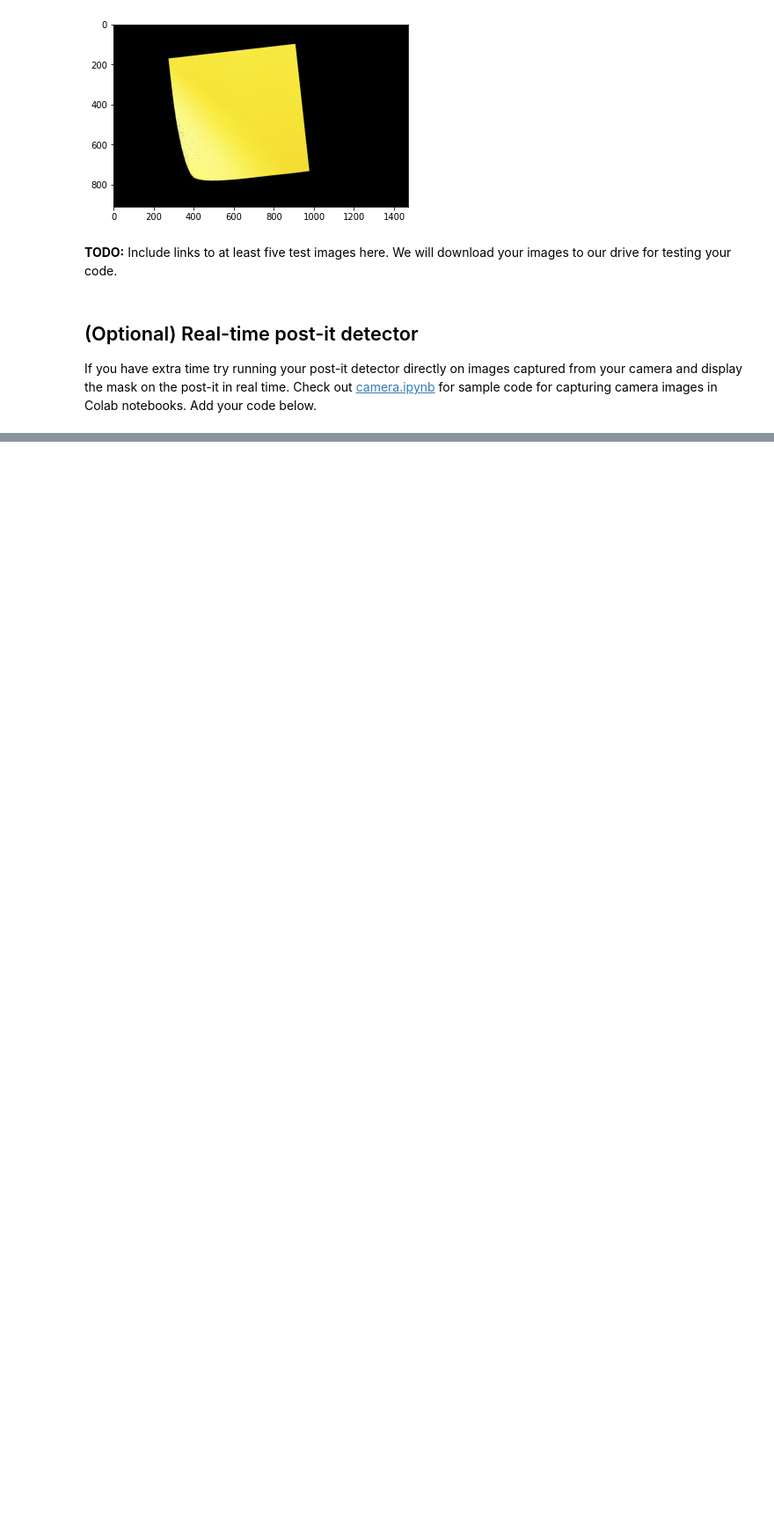
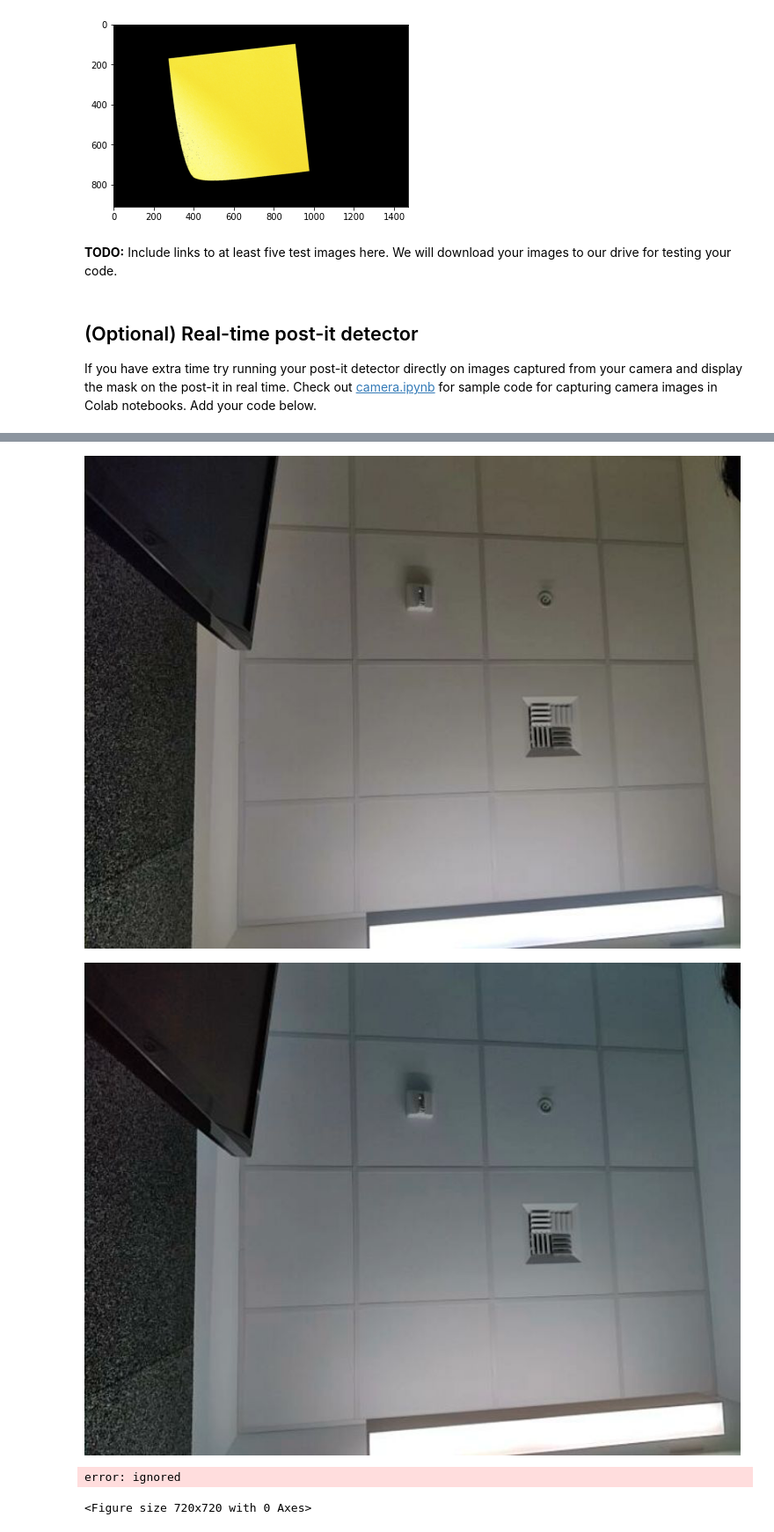
Before and after one commit to tejabalu/GIX, a Jupyter notebook: Copy_of_lab3_image_processing.ipynb, the cells around one changed output, grey strips where cells are left out. Shown at 88% size. Drawn from its saved outputs; the diff is of its cells as text; code cells hidden in the pictures; blank space fills up the shorter version.

```diff
--- a/Copy_of_lab3_image_processing.ipynb
+++ b/Copy_of_lab3_image_processing.ipynb
@@ -313,3 +313,73 @@ plt.imshow(mask)
 # %% [markdown]
 ## (Optional) Real-time post-it detector
 If you have extra time try running your post-it detector directly on images captured from your camera and display the mask on the post-it in real time. Check out [camera.ipynb](https://colab.research.google.com/drive/1q5wx1XmJIlbAWD73A6bkCafJv733Ci7c#scrollTo=wFQGuUQzbpAs) for sample code for capturing camera images in Colab notebooks. Add your code below.
+# %%
+from IPython.display import HTML, Audio
+from IPython.display import clear_output
+from google.colab.output import eval_js
+from base64 import b64decode
+import numpy as np
+import io
+from PIL import Image
+import time
+import matplotlib.pyplot as plt
+from google.colab.patches import cv2_imshow
+import cv2
+
+VIDEO_HTML = """
+<video autoplay
+ width=%d height=%d style='cursor: pointer;'></video>
+<script>
+
+var video = document.querySelector('video')
+
+navigator.mediaDevices.getUserMedia({ video: true })
+  .then(stream=> video.srcObject = stream)
+
+function getFrame() {
+    var canvas = document.createElement('canvas')
+    var [w,h] = [video.offsetWidth, video.offsetHeight]
+    canvas.width = w
+    canvas.height = h
+    canvas.getContext('2d')
+          .drawImage(video, 0, 0, w, h)
+    return canvas.toDataURL('image/jpeg', 0.8)
+}
+
+</script>
+"""
+def start_camera(filename='photo.jpg', quality=0.8, size=(800,600)):
+  display(HTML(VIDEO_HTML % (size[0],size[1])))
+
+def take_photo(filename='photo.jpg', quality=0.8, size=(800,600)):
+  data = eval_js("getFrame()")
+  binary = b64decode(data.split(',')[1])
+  f = io.BytesIO(binary)
+  return np.asarray(Image.open(f))
+
+start_camera()
+time.sleep(3)
+plt.figure(figsize=(10,10))
+
+while(True):
+    # Capture frame-by-frame
+    # Some info on the camera image
+    # print(type(frame))
+    # print(frame.dtype)
+    # print(frame.shape)
+    img = take_photo() # click
+    RGB_img = cv2.cvtColor(img, cv2.COLOR_BGR2RGB)
+    cv2_imshow(RGB_img)
+    cv2_imshow(img)
+    # img = img[...,:3]
+    imghsv = color.rgb2hsv(img)
+    # plt.imshow(img)
+    mask = detect_postit(img)
+
+    # Display the frame
+    # plt.imshow(img)
+    # plt.show()
+    mask =
+    cv2_imshow(mask)
+    time.sleep(0.1)
+# %% [output]
@@ -315,0 +387,4 @@ If you have extra time try running your post-it detector directly on images capt
+[figure, added]
+[figure, added]
+error: ignored
+<Figure size 720x720 with 0 Axes>
```
Also changed, not shown: parts of 1 cell of this notebook.
